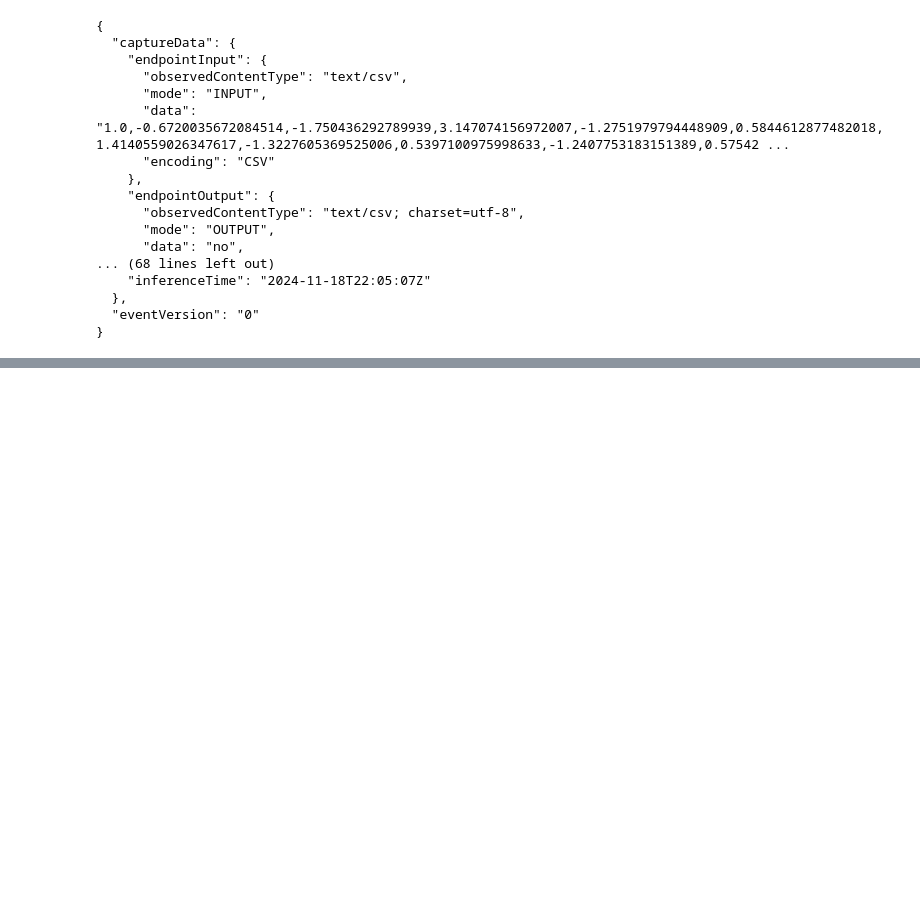
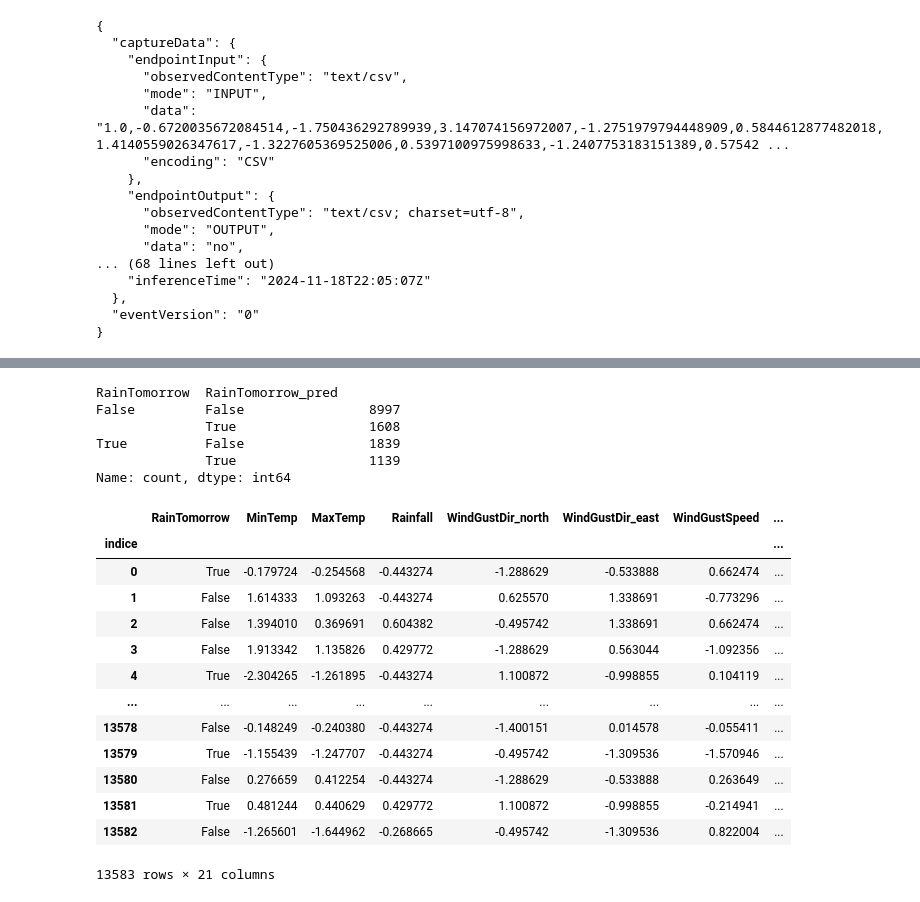
Before and after one commit to trOOnies/itba-aws-mle, a Jupyter notebook: productivo/step2_deploy.ipynb, the cells around one changed output, grey strips where cells are left out. Drawn from its saved outputs; the diff is of its cells as text; code cells hidden in the pictures; blank space fills up the shorter version.

```diff
--- a/productivo/step2_deploy.ipynb
+++ b/productivo/step2_deploy.ipynb
@@ -282,0 +305,14 @@ print(json.dumps(json.loads(data.split("\n")[3]), indent=2))
+# %%
+df_test.loc[:, "RainTomorrow_pred"] = None
+print("Total requests run:")
+for rid, row in df_test.iterrows():
+    if (rid % 1000) == 0:
+        print()
+    if (rid % 100) == 0:
+        print(rid, end="...")
+    payload = ",".join([str(v) for v in row])
+    df_test.at[rid, "RainTomorrow_pred"] = predictor.predict(payload)[0][0]
+
+print()
+print()
+print("LISTO")
@@ -282,0 +338,33 @@ print(json.dumps(json.loads(data.split("\n")[3]), indent=2))
+# %%
+df_test["RainTomorrow"] = df_test["RainTomorrow"].map(lambda v: bool(int(v)))
+# %%
+df_test["RainTomorrow_pred"] = df_test["RainTomorrow_pred"].map(lambda v: True if v == "yes" else v)
+df_test["RainTomorrow_pred"] = df_test["RainTomorrow_pred"].map(lambda v: False if v == "no" else v)
+# %%
+df_test[["RainTomorrow", "RainTomorrow_pred"]].value_counts().sort_index()
+# %% [output]
+RainTomorrow  RainTomorrow_pred
+False         False                8997
+              True                 1608
+True          False                1839
+              True                 1139
+Name: count, dtype: int64
+# %%
+df_test.index.name = "indice"
+# %%
+df_test
+# %% [output]
+|  | RainTomorrow | MinTemp | MaxTemp | Rainfall | WindGustDir_north | WindGustDir_east | WindGustSpeed | ... |
+| indice |  |  |  |  |  |  |  | ... |
+| 0 | True | -0.179724 | -0.254568 | -0.443274 | -1.288629 | -0.533888 | 0.662474 | ... |
+| 1 | False | 1.614333 | 1.093263 | -0.443274 | 0.625570 | 1.338691 | -0.773296 | ... |
+| 2 | False | 1.394010 | 0.369691 | 0.604382 | -0.495742 | 1.338691 | 0.662474 | ... |
+| 3 | False | 1.913342 | 1.135826 | 0.429772 | -1.288629 | 0.563044 | -1.092356 | ... |
+| 4 | True | -2.304265 | -1.261895 | -0.443274 | 1.100872 | -0.998855 | 0.104119 | ... |
+| ... | ... | ... | ... | ... | ... | ... | ... | ... |
+| 13578 | False | -0.148249 | -0.240380 | -0.443274 | -1.400151 | 0.014578 | -0.055411 | ... |
+| 13579 | True | -1.155439 | -1.247707 | -0.443274 | -0.495742 | -1.309536 | -1.570946 | ... |
+| 13580 | False | 0.276659 | 0.412254 | -0.443274 | -1.288629 | -0.533888 | 0.263649 | ... |
+| 13581 | True | 0.481244 | 0.440629 | 0.429772 | 1.100872 | -0.998855 | -0.214941 | ... |
+| 13582 | False | -1.265601 | -1.644962 | -0.268665 | -0.495742 | -1.309536 | 0.822004 | ... |
+13583 rows × 21 columns
```
Also changed, not shown: parts of 6 cells of this notebook, 3 other files.
